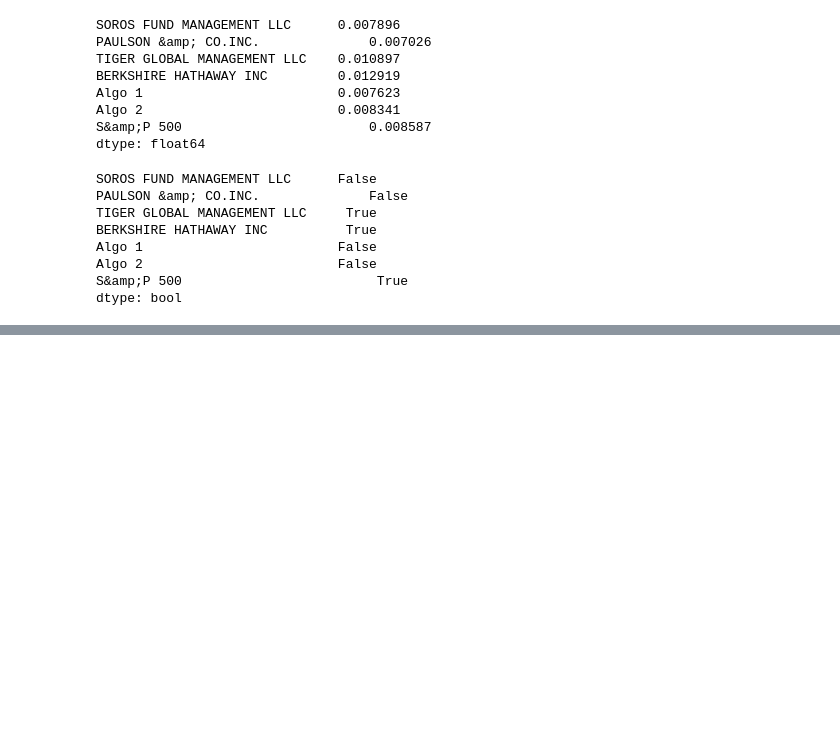
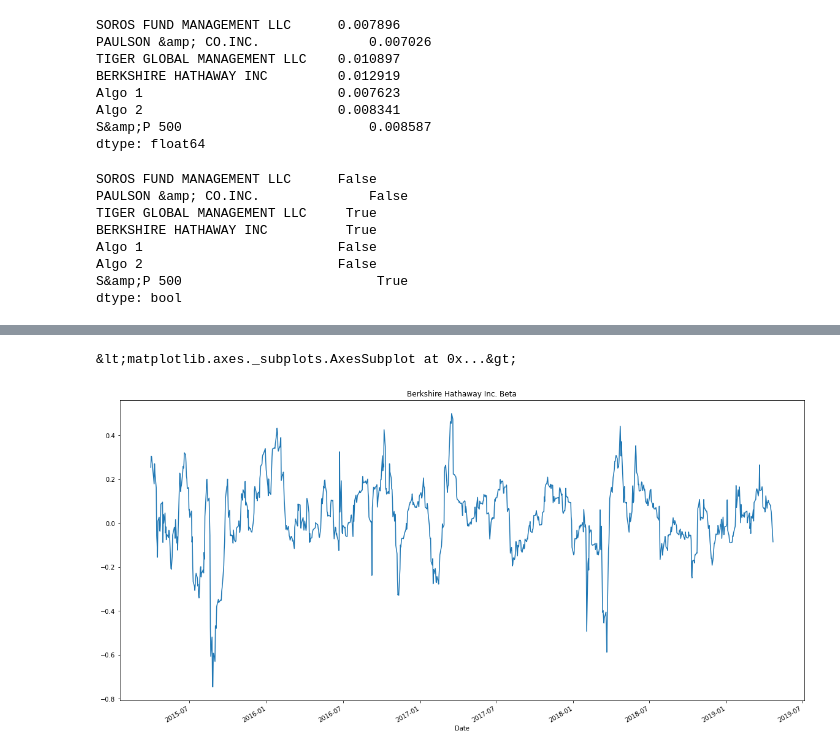
Before and after one commit to campbell8081/Unit04-PandasHW, a Jupyter notebook: whaleportfolio.ipynb, the cells around one changed output, grey strips where cells are left out. Saved outputs shown, nothing was run; the diff lists cells and outputs as text; code cells hidden in the pictures; blank space fills up the shorter version.

```diff
--- a/whaleportfolio.ipynb
+++ b/whaleportfolio.ipynb
@@ -232,0 +266,9 @@ dtype: bool
+# %%
+# calculate Beta for a single portfolio compare to the total market (SP 500)
+covariance = column_appended_data['BERKSHIRE HATHAWAY INC'].rolling(window=21).cov(column_appended_data['S&P 500'])
+variance = column_appended_data['BERKSHIRE HATHAWAY INC'].rolling(21).var()
+berkshire_beta = covariance/variance
+berkshire_beta.plot(figsize=(20,10), title="Berkshire Hathaway Inc. Beta")
+# %% [output]
+&lt;matplotlib.axes._subplots.AxesSubplot at 0x...&gt;
+[figure, added]
```
Also changed, not shown: parts of 10 cells of this notebook.
